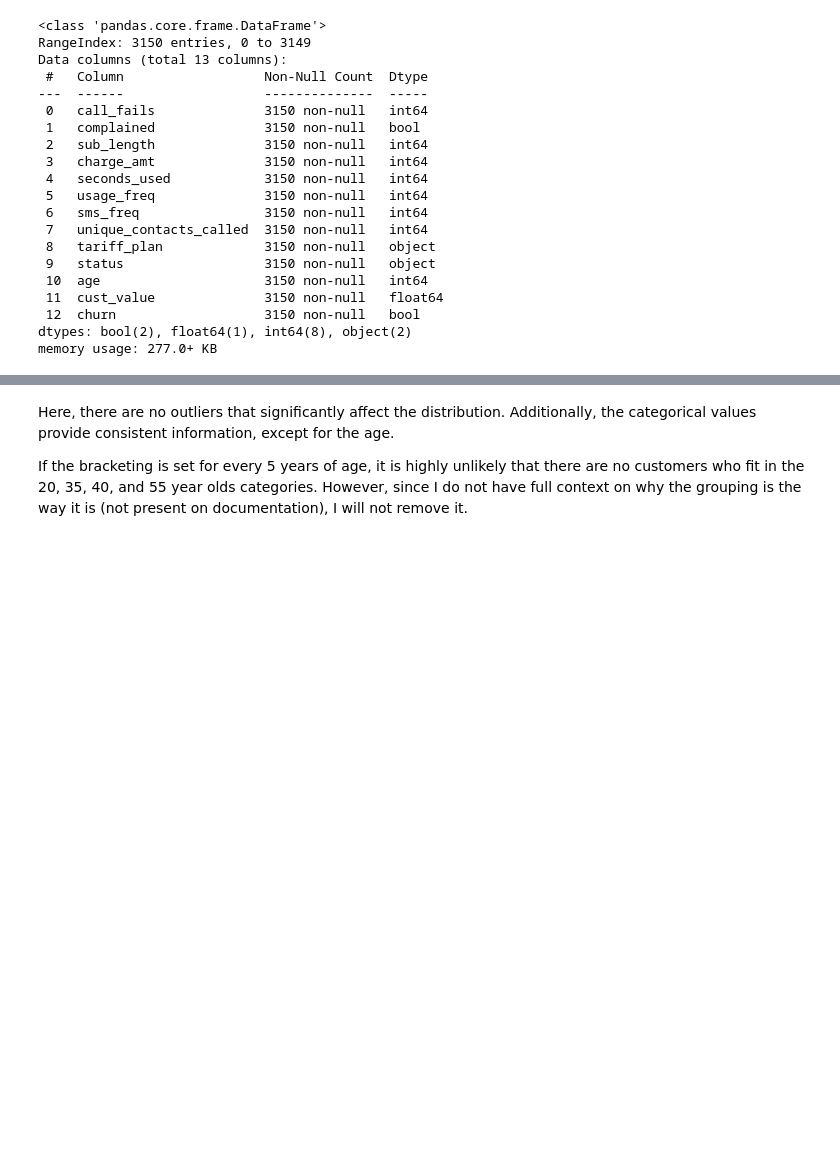
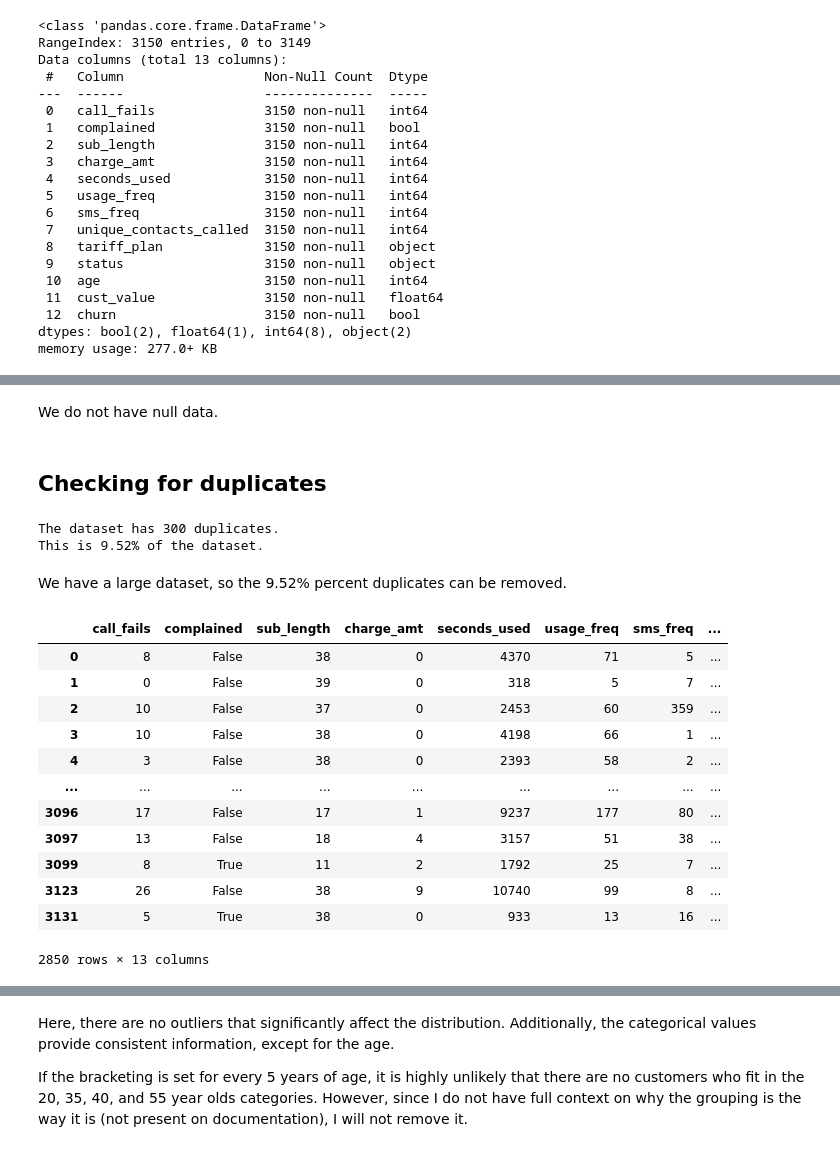
Before and after one commit to mlcuadra1/Churn-Risk-EDA, a Jupyter notebook: notebooks/Script 1 - cleaning.ipynb, the cells around one changed output, grey strips where cells are left out. Cells and saved outputs as stored; diff of their text form; code cells hidden in the pictures; blank space fills up the shorter version.

```diff
--- a/notebooks/Script 1 - cleaning.ipynb
+++ b/notebooks/Script 1 - cleaning.ipynb
@@ -151,0 +171,30 @@ memory usage: 277.0+ KB
+# %% [markdown]
+We do not have null data.
+# %% [markdown]
+## Checking for duplicates
+# %%
+duplicates = data_renamed[data_renamed.duplicated()]
+print(f'The dataset has {len(duplicates)} duplicates.')
+print(f'This is {(len(duplicates) / len(data) * 100):.2f}% of the dataset.')
+# %% [output]
+The dataset has 300 duplicates.
+This is 9.52% of the dataset.
+# %% [markdown]
+We have a large dataset, so the 9.52% percent duplicates can be removed.
+# %%
+data_unique = data_renamed.drop_duplicates()
+data_unique
+# %% [output]
+|  | call_fails | complained | sub_length | charge_amt | seconds_used | usage_freq | sms_freq | ... |
+| 0 | 8 | False | 38 | 0 | 4370 | 71 | 5 | ... |
+| 1 | 0 | False | 39 | 0 | 318 | 5 | 7 | ... |
+| 2 | 10 | False | 37 | 0 | 2453 | 60 | 359 | ... |
+| 3 | 10 | False | 38 | 0 | 4198 | 66 | 1 | ... |
+| 4 | 3 | False | 38 | 0 | 2393 | 58 | 2 | ... |
+| ... | ... | ... | ... | ... | ... | ... | ... | ... |
+| 3096 | 17 | False | 17 | 1 | 9237 | 177 | 80 | ... |
+| 3097 | 13 | False | 18 | 4 | 3157 | 51 | 38 | ... |
+| 3099 | 8 | True | 11 | 2 | 1792 | 25 | 7 | ... |
+| 3123 | 26 | False | 38 | 9 | 10740 | 99 | 8 | ... |
+| 3131 | 5 | True | 38 | 0 | 933 | 13 | 16 | ... |
+2850 rows × 13 columns
```
Also changed, not shown: parts of 13 cells of this notebook, 1 other file.
